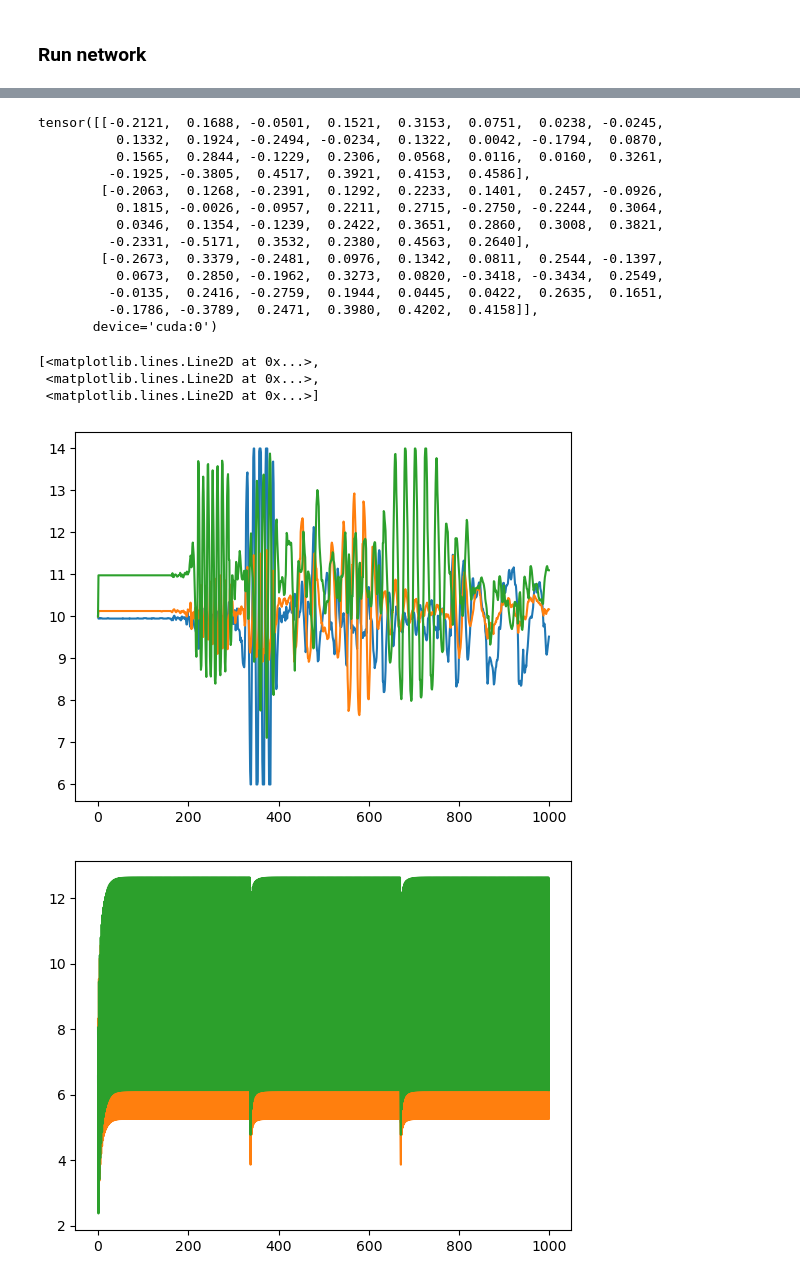
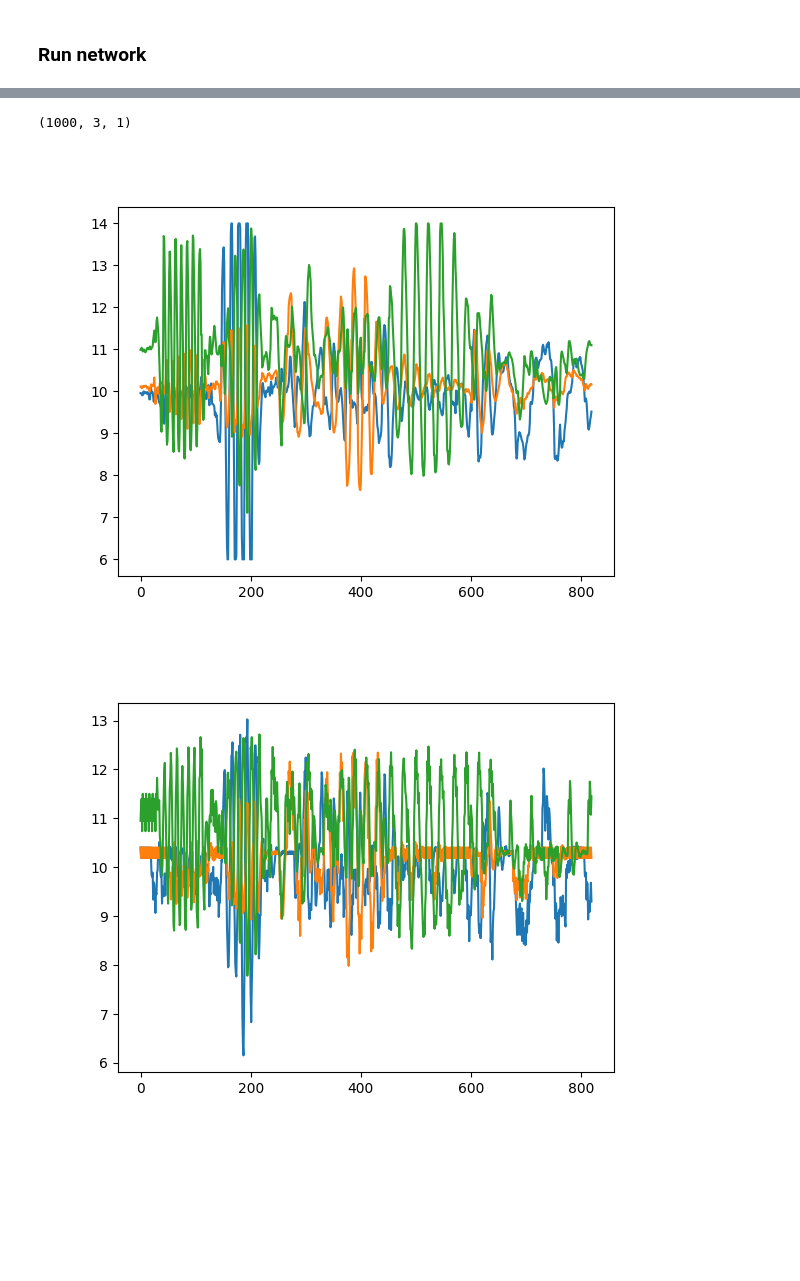
Before and after one commit to marcorax/SNAC, a Jupyter notebook: main.ipynb, the cells around one changed output, grey strips where cells are left out. Drawn from its saved outputs; the diff is of its cells as text; code cells hidden in the pictures; blank space fills up the shorter version.

```diff
--- a/main.ipynb
+++ b/main.ipynb
@@ -54,18 +53,18 @@ Let's define the Autoencoder parameters.
 # Network Architecture/Parameters
 
 # Encoder
-n_inputs_en = 3
+n_inputs_en = 1
 n_hidden_en = 30
-#TODO set beta values automatically from freq analysis of data signal.
+# TODO set beta values automatically from freq analysis of data signal.
 hid_beta_en = np.logspace(np.log10(0.002), np.log10(0.9), num=n_hidden_en, base=10)
-hid_beta_en = torch.tensor(hid_beta_en,  dtype=dtype)
-hid_thresh_en = 35
+hid_beta_en = torch.tensor(hid_beta_en, dtype=dtype)
+hid_thresh_en = 10
 n_latent_en = 3
-latent_beta_en = 0.3
-latent_thresh = 1
+latent_beta_en = 0.99
+latent_thresh = 0.5
 
 # Decoder
-input_beta_de = 0.5
+input_beta_de = 0.1
 n_hidden_1_de = 30
 n_outputs_de = n_inputs_en
 # %% [markdown]
@@ -197,10 +198,10 @@ net = Net(spike_grad).to(device)
 ### Run network
 # %%
 loss = nn.MSELoss()
-optimizer = torch.optim.Adam(net.parameters(), lr=1e-3)
+optimizer = torch.optim.Adam(net.parameters(), lr=5e-4)
 
 # Outer training loop
-num_epochs = 400
+num_epochs = 1600
 loss_hist = []
 
 # Outer training loop
@@ -208,12 +209,12 @@ for epoch in range(num_epochs):
     # forward pass
     net.train()
     mem_out, hid_monitor = net(acc)
-    loss_val = loss(mem_out[:-1], acc[1:])
+    loss_val = loss(mem_out, acc[:, :, None])
 
     [en_hid_spikes, en_hid_mem, latent_spikes, latent_mem] = hid_monitor
 
-    sum_en_hid_spikes = np.sum(en_hid_spikes.cpu().detach().numpy(),axis=0)
-    sum_latent_spikes = np.sum(latent_spikes.cpu().detach().numpy(),axis=0)
+    sum_en_hid_spikes = np.sum(en_hid_spikes.cpu().detach().numpy(), axis=0)
+    sum_latent_spikes = np.sum(latent_spikes.cpu().detach().numpy(), axis=0)
 
     # Gradient calculation + weight update
     optimizer.zero_grad()
@@ -248,28 +249,21 @@ Total latent spikes: [499. 499. 499.]
-# %%
-net.lin_output.weight.data
-# %% [output]
-tensor([[-0.2121,  0.1688, -0.0501,  0.1521,  0.3153,  0.0751,  0.0238, -0.0245,
-          0.1332,  0.1924, -0.2494, -0.0234,  0.1322,  0.0042, -0.1794,  0.0870,
-          0.1565,  0.2844, -0.1229,  0.2306,  0.0568,  0.0116,  0.0160,  0.3261,
-         -0.1925, -0.3805,  0.4517,  0.3921,  0.4153,  0.4586],
-        [-0.2063,  0.1268, -0.2391,  0.1292,  0.2233,  0.1401,  0.2457, -0.0926,
-          0.1815, -0.0026, -0.0957,  0.2211,  0.2715, -0.2750, -0.2244,  0.3064,
-          0.0346,  0.1354, -0.1239,  0.2422,  0.3651,  0.2860,  0.3008,  0.3821,
-         -0.2331, -0.5171,  0.3532,  0.2380,  0.4563,  0.2640],
-        [-0.2673,  0.3379, -0.2481,  0.0976,  0.1342,  0.0811,  0.2544, -0.1397,
-          0.0673,  0.2850, -0.1962,  0.3273,  0.0820, -0.3418, -0.3434,  0.2549,
-         -0.0135,  0.2416, -0.2759,  0.1944,  0.0445,  0.0422,  0.2635,  0.1651,
-         -0.1786, -0.3789,  0.2471,  0.3980,  0.4202,  0.4158]],
-       device='cuda:0')
+# %%
+np.shape(mem_out.cpu().detach().numpy())
+# %% [output]
+(1000, 3, 1)
 # %%
 plt.figure()
-plt.plot(acc.cpu().detach())
+plt.plot(acc.cpu().detach()[180:,:])
 
 plt.figure()
-plt.plot(mem_out.cpu().detach())
+plt.plot(mem_out.cpu().detach()[180:,:,0])
+
+plt.figure()
+plt.plot(latent_mem.cpu().detach()[180:,:,0])
+
+plt.figure()
+plt.plot(en_hid_mem.cpu().detach()[180:,:,0])
+
+%matplotlib widget
 # %% [output]
-[<matplotlib.lines.Line2D at 0x...>,
- <matplotlib.lines.Line2D at 0x...>,
- <matplotlib.lines.Line2D at 0x...>]
-[figure, old version]
+[figure, new version]
-[figure, old version]
+[figure, new version]
```
Also changed, not shown: parts of 5 cells of this notebook, 2 other files.
